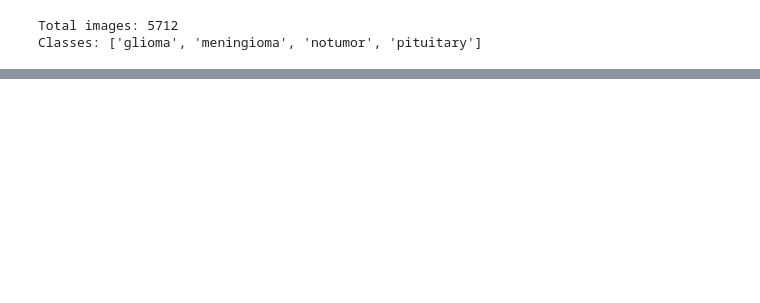
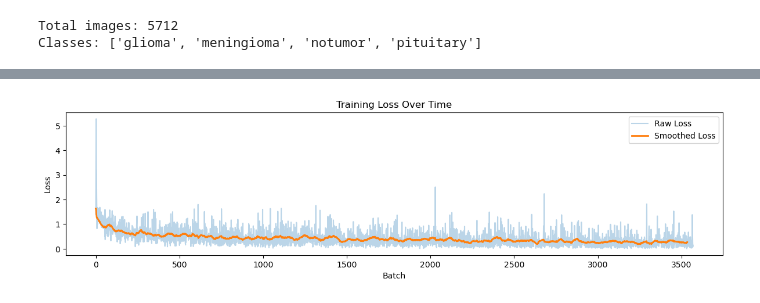
Before and after one commit to sohithvishnu/Brain-Tumor-Classification, a Jupyter notebook: Sohith_copy.ipynb, the cells around one changed output, grey strips where cells are left out. Drawn from its saved outputs; the diff is of its cells as text; code cells hidden in the pictures; blank space fills up the shorter version.

```diff
--- a/Sohith_copy.ipynb
+++ b/Sohith_copy.ipynb
@@ -103,3 +97,3 @@ torch.Size([3, 128, 128])
 # %%
-trainloader = DataLoader(dataset, batch_size=32, shuffle=True)
+trainloader = DataLoader(dataset, batch_size=8, shuffle=True)
 # %%
@@ -120,0 +220,57 @@ class CNN_network(nn.modules):
+# %%
+import matplotlib.pyplot as plt
+import numpy as np
+
+def plot_loss(loss_history, lr_history=None, batches_per_epoch=None):
+    """
+    Plot improved training curves:
+    - Raw loss curve
+    - Smoothed loss curve (moving average)
+    - Optional learning rate schedule
+    - Optional epoch separators
+    """
+
+    if not loss_history:
+        print("No loss data recorded.")
+        return
+
+    loss_history = np.array(loss_history)
+
+    # ---- SMOOTH THE LOSS CURVE (moving average) ----
+    window = max(5, len(loss_history) // 100)   # auto window size
+    smooth_loss = np.convolve(loss_history, np.ones(window)/window, mode='valid')
+
+    plt.figure(figsize=(12, 6))
+
+    # ---- PLOT 1: LOSS OVER TIME ----
+    plt.subplot(2, 1, 1)
+    plt.plot(loss_history, alpha=0.3, label="Raw Loss")
+    plt.plot(np.arange(len(smooth_loss)), smooth_loss, label="Smoothed Loss", linewidth=2)
+
+    # Draw epoch lines
+    if batches_per_epoch is not None:
+        for e in range(1, len(loss_history) // batches_per_epoch):
+            x = e * batches_per_epoch
+            plt.axvline(x, color='gray', linestyle='--', alpha=0.4)
+            plt.text(x, max(loss_history)*0.97, f"Epoch {e}", rotation=90, alpha=0.5)
+
+    plt.title("Training Loss Over Time")
+    plt.xlabel("Batch")
+    plt.ylabel("Loss")
+    plt.legend()
+
+    # ---- PLOT 2: LEARNING RATE SCHEDULE ----
+    if lr_history is not None:
+        plt.subplot(2, 1, 2)
+        plt.plot(lr_history, label="Learning Rate", color='green')
+        plt.title("Learning Rate per Batch")
+        plt.xlabel("Batch")
+        plt.ylabel("Learning Rate")
+        plt.legend()
+
+    plt.tight_layout()
+    plt.show()
+# Visualize the loss after training
+plot_loss(loss_history)
+# %% [output]
+[figure, added]
```
Also changed, not shown: parts of 4 cells of this notebook.
